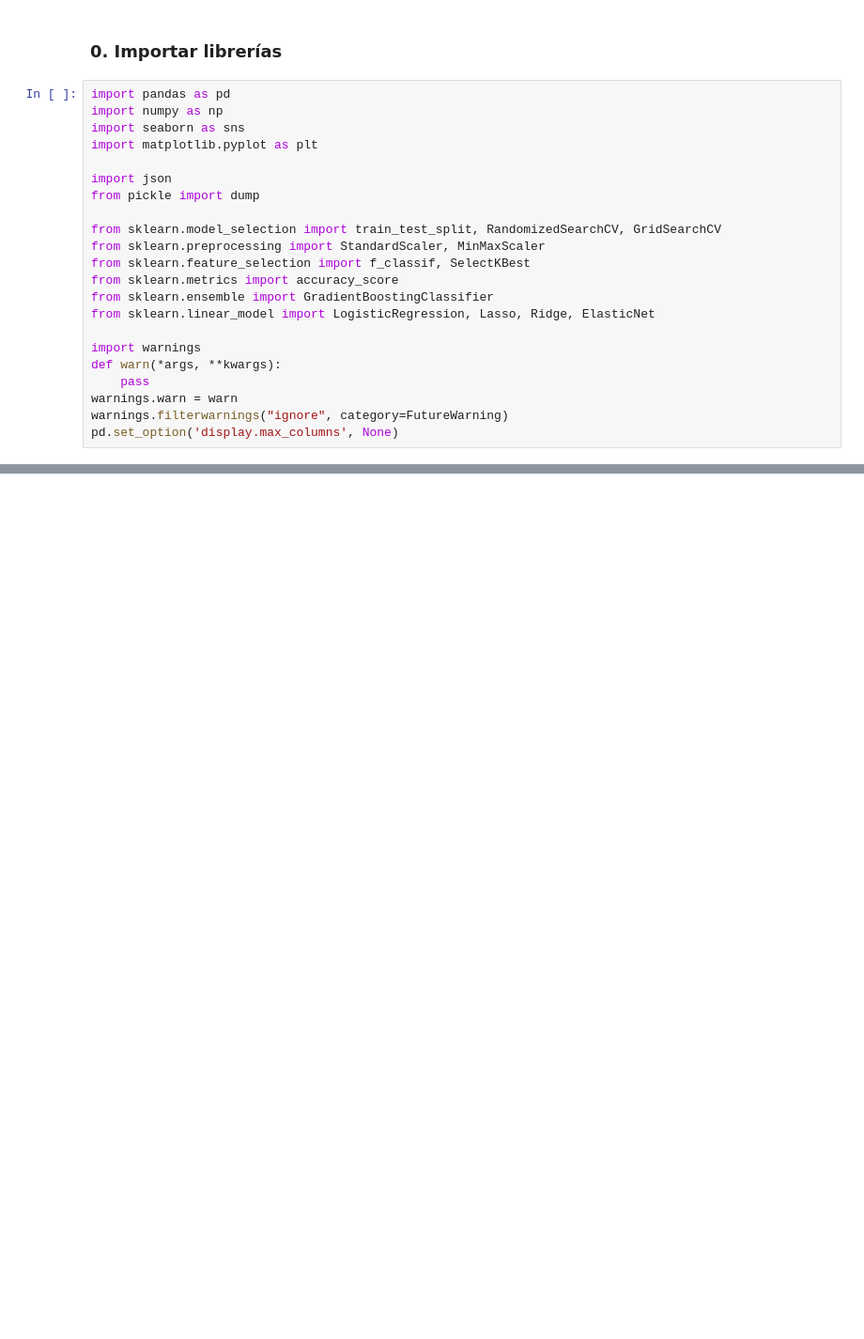
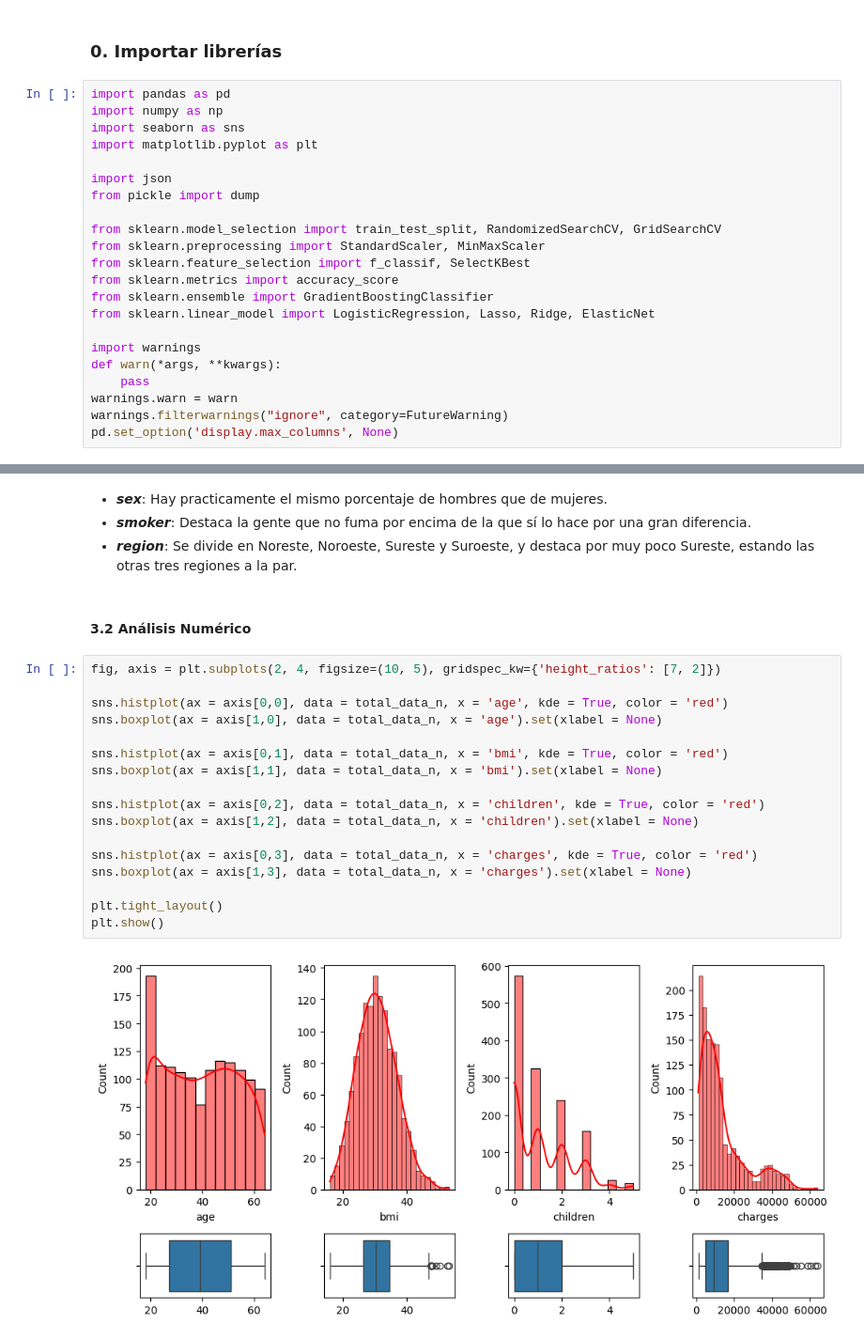
Before and after one commit to 4GeeksAcademy/ivandla96-Proyecto-Regresion-lineal, a Jupyter notebook: src/explore.ipynb, the cells around one changed output, grey strips where cells are left out. Shown: that part at 94% size. Drawn from its saved outputs; the diff is of its cells as text; blank space fills up the shorter version.

```diff
--- a/src/explore.ipynb
+++ b/src/explore.ipynb
@@ -53,0 +134,25 @@ pd.set_option('display.max_columns', None)
+# %% [markdown]
+- ***sex***: Hay practicamente el mismo porcentaje de hombres que de mujeres.
+- ***smoker***: Destaca la gente que no fuma por encima de la que sí lo hace por una gran diferencia.
+- ***region***: Se divide en Noreste, Noroeste, Sureste y Suroeste, y destaca por muy poco Sureste, estando las otras tres regiones a la par.
+# %% [markdown]
+#### 3.2 Análisis Numérico
+# %%
+fig, axis = plt.subplots(2, 4, figsize=(10, 5), gridspec_kw={'height_ratios': [7, 2]})
+
+sns.histplot(ax = axis[0,0], data = total_data_n, x = 'age', kde = True, color = 'red')
+sns.boxplot(ax = axis[1,0], data = total_data_n, x = 'age').set(xlabel = None)
+
+sns.histplot(ax = axis[0,1], data = total_data_n, x = 'bmi', kde = True, color = 'red')
+sns.boxplot(ax = axis[1,1], data = total_data_n, x = 'bmi').set(xlabel = None)
+
+sns.histplot(ax = axis[0,2], data = total_data_n, x = 'children', kde = True, color = 'red')
+sns.boxplot(ax = axis[1,2], data = total_data_n, x = 'children').set(xlabel = None)
+
+sns.histplot(ax = axis[0,3], data = total_data_n, x = 'charges', kde = True, color = 'red')
+sns.boxplot(ax = axis[1,3], data = total_data_n, x = 'charges').set(xlabel = None)
+
+plt.tight_layout()
+plt.show()
+# %% [output]
+[figure, added]
```
Also changed, not shown: parts of 14 cells of this notebook.
